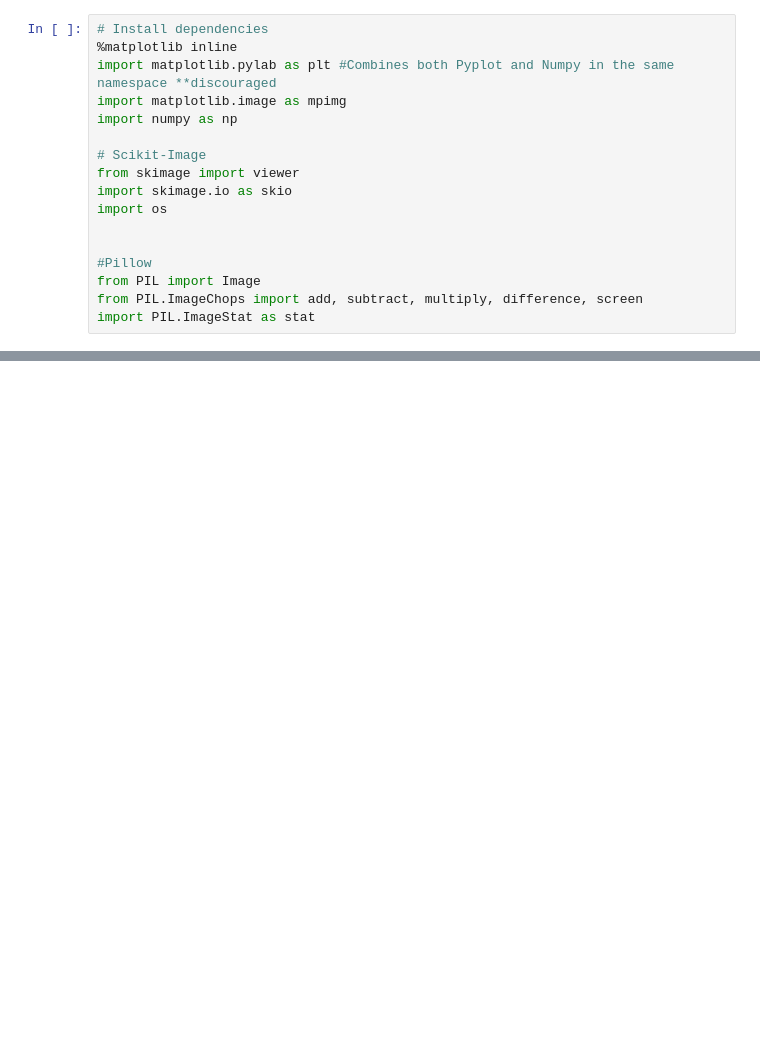
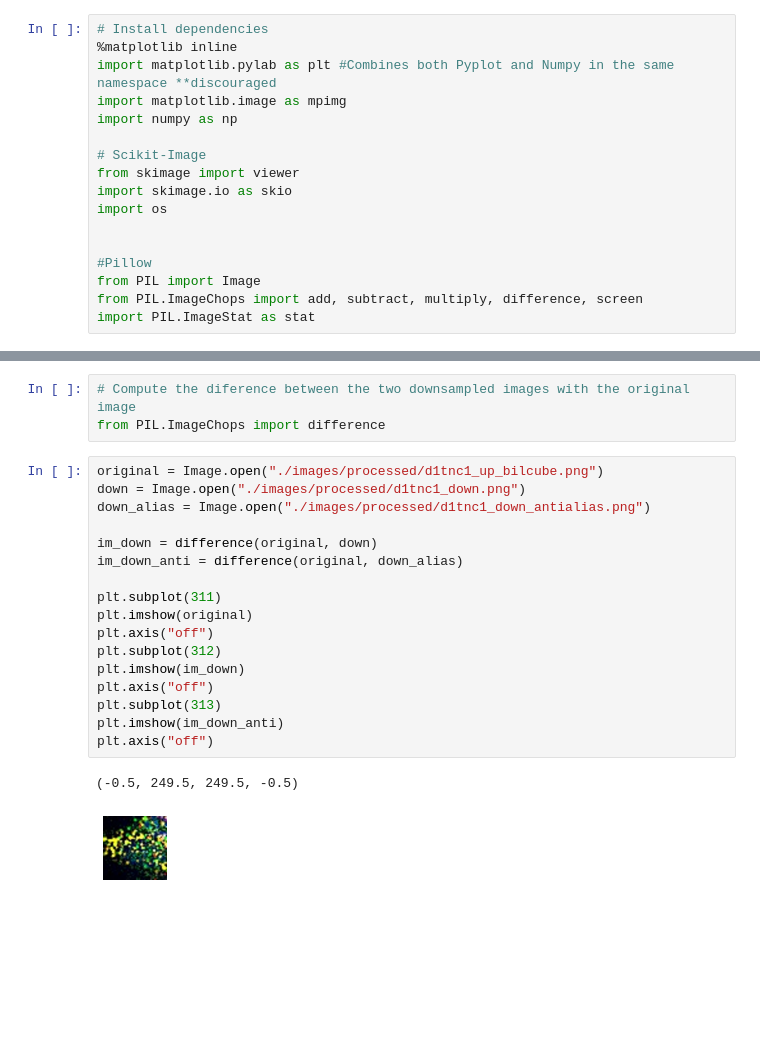
Before and after one commit to lilstarhunter/AutoQuant_RNAscope, a Jupyter notebook: wip-impy/img_process.ipynb, the cells around one changed output, grey strips where cells are left out. Saved outputs shown, nothing was run; the diff lists cells and outputs as text; blank space fills up the shorter version.

Commit message:
image proces, sampling, quantiziation

```diff
--- a/wip-impy/img_process.ipynb
+++ b/wip-impy/img_process.ipynb
@@ -35,0 +52,23 @@ SyntaxError: Missing parentheses in call to 'print'. Did you mean print("A jpeg
+# %%
+# Compute the diference between the two downsampled images with the original image
+from PIL.ImageChops import difference
+# %%
+original = Image.open("./images/processed/d1tnc1_up_bilcube.png")
+down = Image.open("./images/processed/d1tnc1_down.png")
+down_alias = Image.open("./images/processed/d1tnc1_down_antialias.png")
+
+im_down = difference(original, down)
+im_down_anti = difference(original, down_alias)
+
+plt.subplot(311)
+plt.imshow(original)
+plt.axis("off")
+plt.subplot(312)
+plt.imshow(im_down)
+plt.axis("off")
+plt.subplot(313)
+plt.imshow(im_down_anti)
+plt.axis("off")
+# %% [output]
+(-0.5, 249.5, 249.5, -0.5)
+[figure, added]
```
Also changed, not shown: parts of 7 cells of this notebook, 11 other files.
